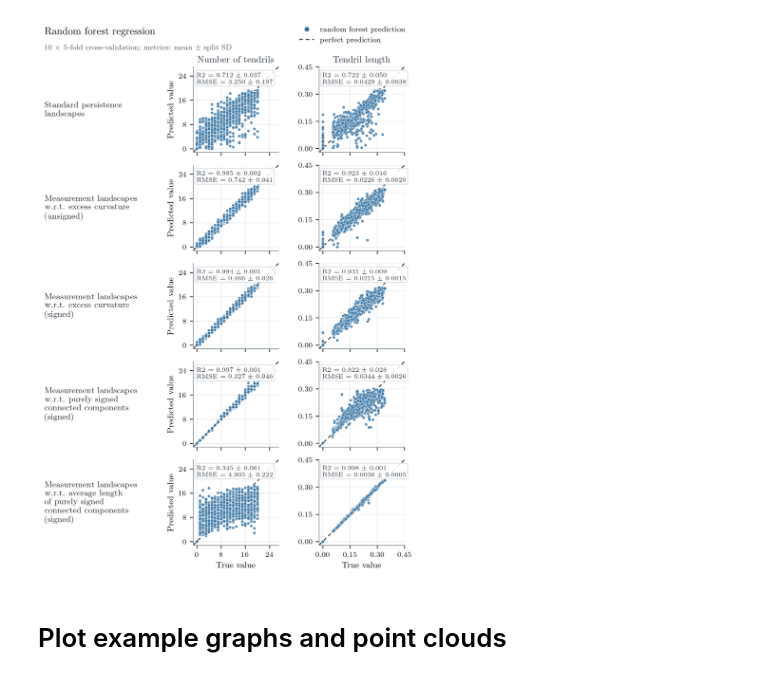
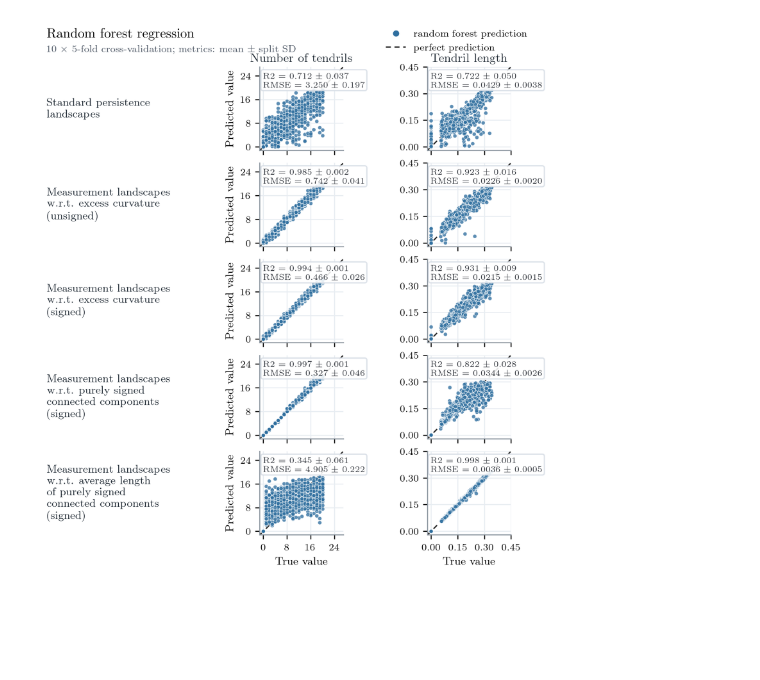
Before and after one commit to leonrenkin/PersForest, a Jupyter notebook: examples/tendril_regression/loop_tendril_regression.ipynb, the cells around one changed output. Drawn from its saved outputs; the diff is of its cells as text; code cells hidden in the pictures; blank space fills up the shorter version.

Commit message:
cleaned tendril regression plot

```diff
--- a/examples/tendril_regression/loop_tendril_regression.ipynb
+++ b/examples/tendril_regression/loop_tendril_regression.ipynb
@@ -4,0 +24,19 @@ import pandas as pd
+# %%
+plt.rcParams.update({
+    "text.usetex": True,
+    "font.family": "serif",
+    "font.size": 9,
+    "axes.labelsize": 9,
+    "xtick.labelsize": 8,
+    "ytick.labelsize": 8,
+    "legend.fontsize": 8,
+    "figure.dpi": 300,
+    "axes.grid": False,
+    "grid.color": "#d3d3d3",
+    "grid.linewidth": 0.5,
+    "axes.linewidth": 0.8,
+    "figure.facecolor": "white",
+    "savefig.facecolor": "white",
+})
+
+width = 448.13095 / 72.27  # Manuscript line width in inches.
@@ -249,14 +264,5 @@ height_width_ratio = (1.7 * n_rows + 0.9) / 7.2
 # %%
-from matplotlib.lines import Line2D
-from matplotlib.ticker import MaxNLocator
-
-
-publication_labels = [
-    "standard_landscapes",
-    "unsigned_excess_curvature",
-    "signed_excess_curvature",
-    "tendril_count",
-    "avg_tendril_length"]
+publication_labels = labels
 publication_targets = targets
 column_xy_max = {
     "n_tendrils": 27.0,
@@ -267,8 +273,6 @@ feature_titles = {
     "standard_landscapes": "Standard persistence\nlandscapes",
     "unsigned_excess_curvature": "Measurement landscapes\nw.r.t. excess curvature\n(unsigned)",
     "signed_excess_curvature": "Measurement landscapes\nw.r.t. excess curvature\n(signed)",
-    "unsigned_circularity_complement": "Measurement landscapes\nw.r.t. non-circularity\n(unsigned)",
-    "signed_circularity_complement": "Measurement landscapes\nw.r.t. non-circularity\n(signed)",
     "tendril_count": "Measurement landscapes\nw.r.t. purely signed \nconnected components\n(signed)",
     "avg_tendril_length": "Measurement landscapes\nw.r.t. average length \nof purely signed\nconnected components\n(signed)",
 }
@@ -295,7 +299,7 @@ n_cols = len(publication_targets)
 fig, axes = plt.subplots(
     n_rows,
     n_cols,
-    figsize=(width, 0.75*width*height_width_ratio),
+    figsize=(width, 0.75 * width * (1.7 * n_rows + 0.9) / 7.2),
     sharex="col",
     sharey="col",
     squeeze=False,
@@ -380,8 +384,6 @@ for row_index, feature_label in enumerate(publication_labels):
             ax.tick_params(labelbottom=False)
         if col_index == 0:
             ax.set_ylabel("Predicted value")
-        #else:
-            #ax.tick_params(labelleft=False)
 
 fig.canvas.draw()
 
@@ -393,7 +395,6 @@ for col_index, target in enumerate(publication_targets):
         target_titles.get(target, target.replace("_", " ").title()),
         ha="center",
         va="bottom",
-        #fontweight="bold",
         color="#1f2933",
         fontsize = 10,
     )
@@ -406,41 +407,37 @@ for row_index, feature_label in enumerate(publication_labels):
         feature_titles.get(feature_label, feature_label.replace("_", " ").title()),
         ha="left",
         va="center",
-        #fontweight="bold",
         color="#1f2933",
     )
 
 fig.suptitle(
     "Random forest regression",
     x=0.07,
     y=0.986,
     ha="left",
     fontweight="bold",
 )
 fig.text(
     0.07,
     0.955,
     "10 $\\times$ 5-fold cross-validation; metrics: mean $\\pm$ split SD",
     ha="left",
     va="top",
     fontsize=8,
     color="#4b5563",
 )
 fig.legend(
     handles=[
         Line2D([0], [0], marker="o", color="none", markerfacecolor=point_color, markeredgecolor="white", markersize=6, label="random forest prediction"),
         Line2D([0], [0], color=identity_color, linestyle=(0, (4, 3)), linewidth=1.0, label="perfect prediction"),
     ],
     loc="upper right",
     bbox_to_anchor=(0.955, 1),
     frameon=False,
-    #fontsize=8.5,
 )
 
-plt.savefig("outputs/tendril_regression.pdf", dpi=300)
-plt.savefig("outputs/single_uniform_regression_plot.png", dpi=300)
+fig.savefig(output_dir / "tendril_regression.pdf", dpi=300)
+fig.savefig(output_dir / "single_uniform_regression_plot.png", dpi=300)
 plt.show()
 # %% [output]
-[figure, old version]
+[figure, new version]
-# %% [markdown]
-# Plot example graphs and point clouds
```
Also changed, not shown: parts of 9 cells of this notebook.
